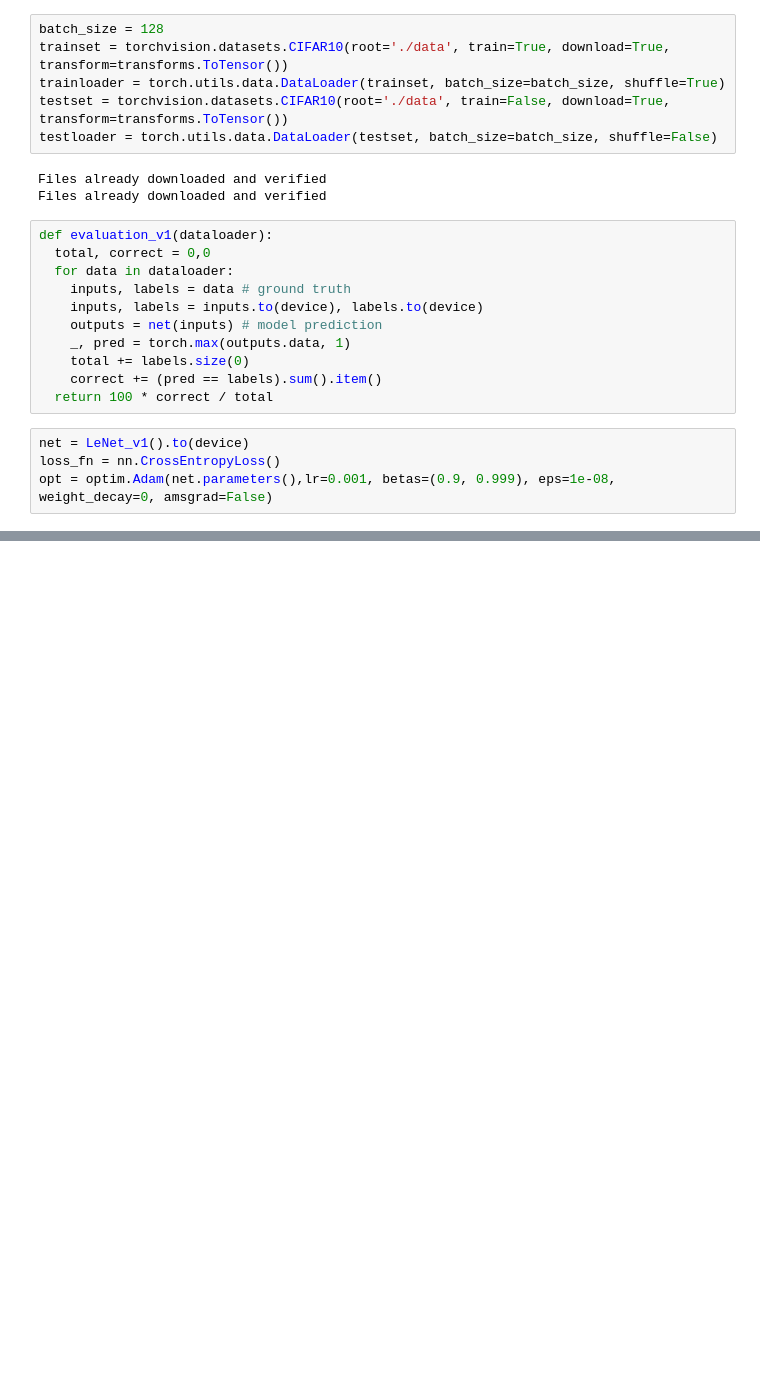
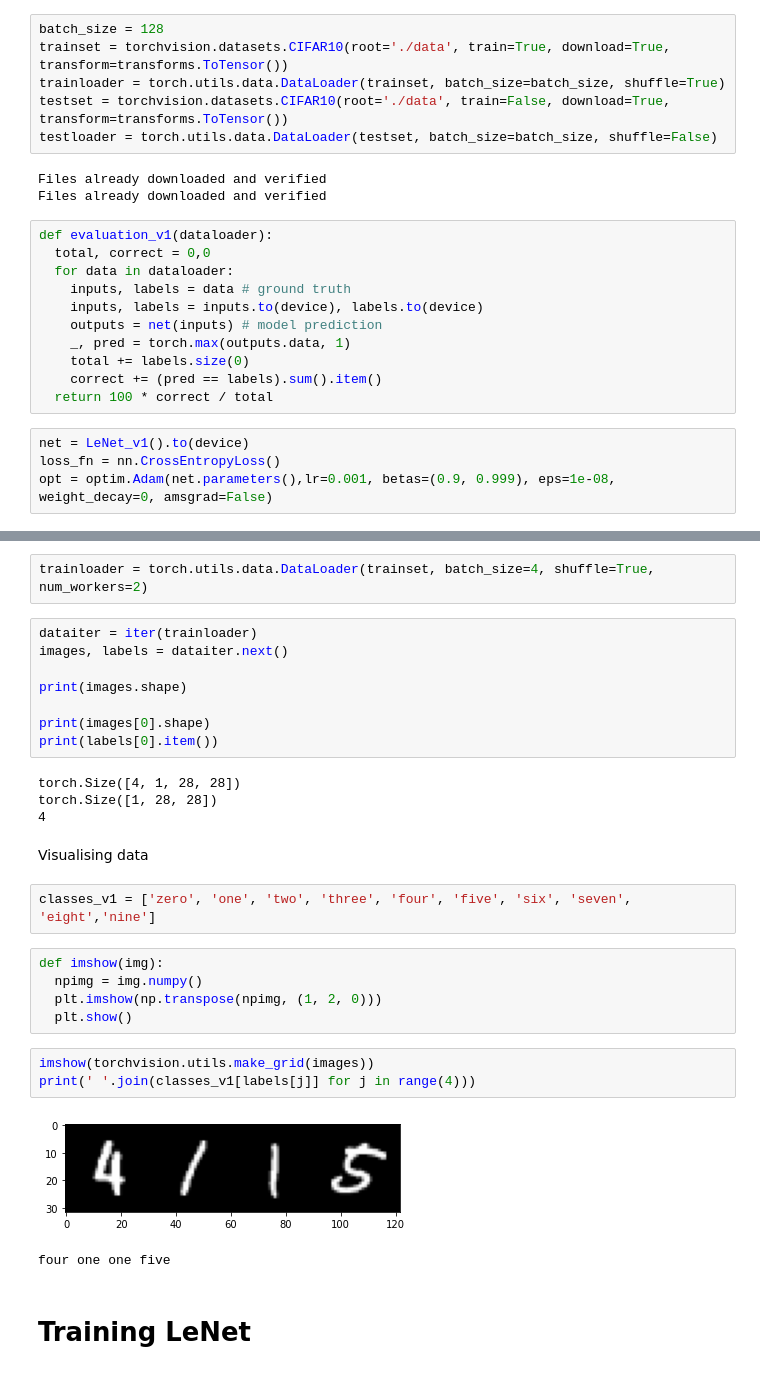
Before and after one commit to Arpitkamal/Deep-Learning--108--Convolutional-Neural-Netwokr, a Jupyter notebook: PyTorchCNN.ipynb, the cells around one changed output, grey strips where cells are left out. Drawn from its saved outputs; the diff is of its cells as text; blank space fills up the shorter version.

```diff
--- a/PyTorchCNN.ipynb
+++ b/PyTorchCNN.ipynb
@@ -511,0 +539,31 @@ Wall time: 29min 15s
+# %%
+trainloader = torch.utils.data.DataLoader(trainset, batch_size=4, shuffle=True, num_workers=2)
+# %%
+dataiter = iter(trainloader)
+images, labels = dataiter.next()
+
+print(images.shape)
+
+print(images[0].shape)
+print(labels[0].item())
+# %% [output]
+torch.Size([4, 1, 28, 28])
+torch.Size([1, 28, 28])
+4
+# %% [markdown]
+Visualising data
+# %%
+classes_v1 = ['zero', 'one', 'two', 'three', 'four', 'five', 'six', 'seven', 'eight','nine']
+# %%
+def imshow(img):
+  npimg = img.numpy()
+  plt.imshow(np.transpose(npimg, (1, 2, 0)))
+  plt.show()
+# %%
+imshow(torchvision.utils.make_grid(images))
+print(' '.join(classes_v1[labels[j]] for j in range(4)))
+# %% [output]
+[figure, added]
+four one one five
+# %% [markdown]
+# Training LeNet
```
Also changed, not shown: parts of 24 cells of this notebook.
